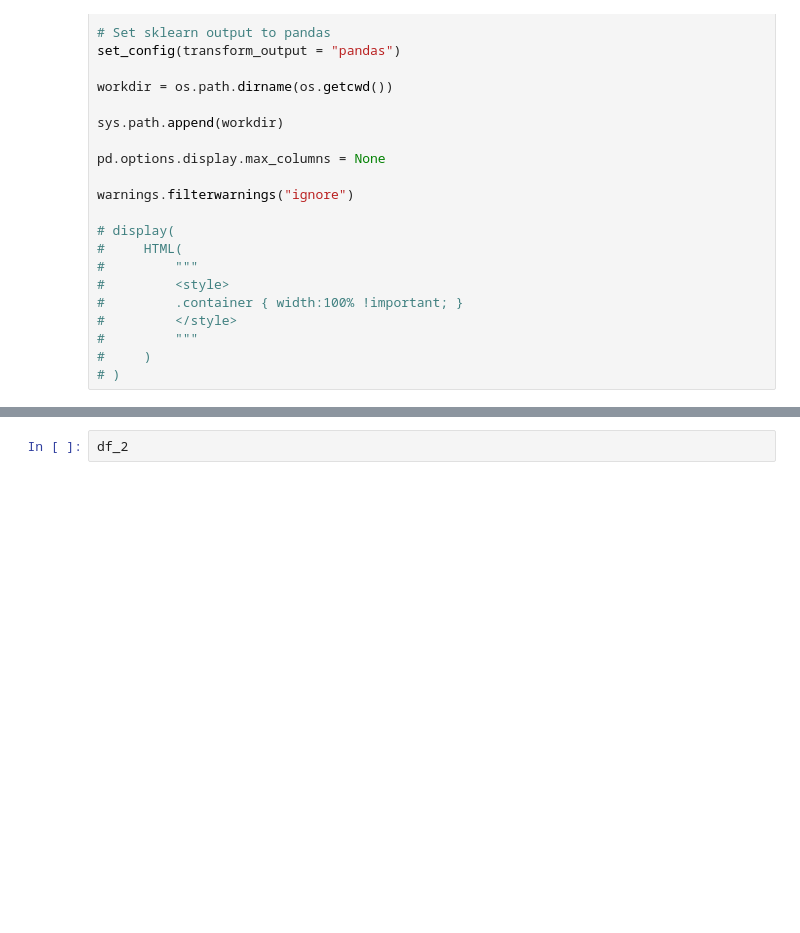
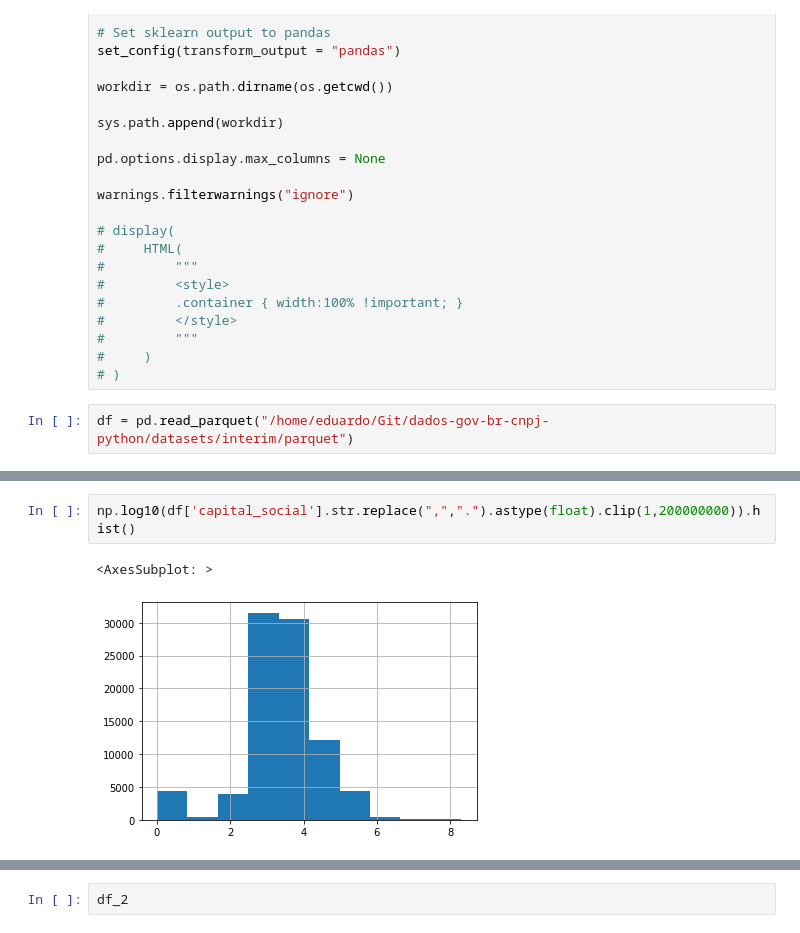
Before and after one commit to emdemor/dados-gov-br-cnpj-python, a Jupyter notebook: cnpj.ipynb, the cells around one changed output, grey strips where cells are left out. Cells and saved outputs as stored; diff of their text form; blank space fills up the shorter version.

```diff
--- a/cnpj.ipynb
+++ b/cnpj.ipynb
@@ -33,3 +35,5 @@ warnings.filterwarnings("ignore")
 #         """
 #     )
 # )
+# %%
+df = pd.read_parquet("/home/eduardo/Git/dados-gov-br-cnpj-python/datasets/interim/parquet")
@@ -35,0 +223,5 @@ warnings.filterwarnings("ignore")
+# %%
+np.log10(df['capital_social'].str.replace(",",".").astype(float).clip(1,200000000)).hist()
+# %% [output]
+<AxesSubplot: >
+[figure, added]
```
Also changed, not shown: parts of 17 cells of this notebook, 6 other files.
